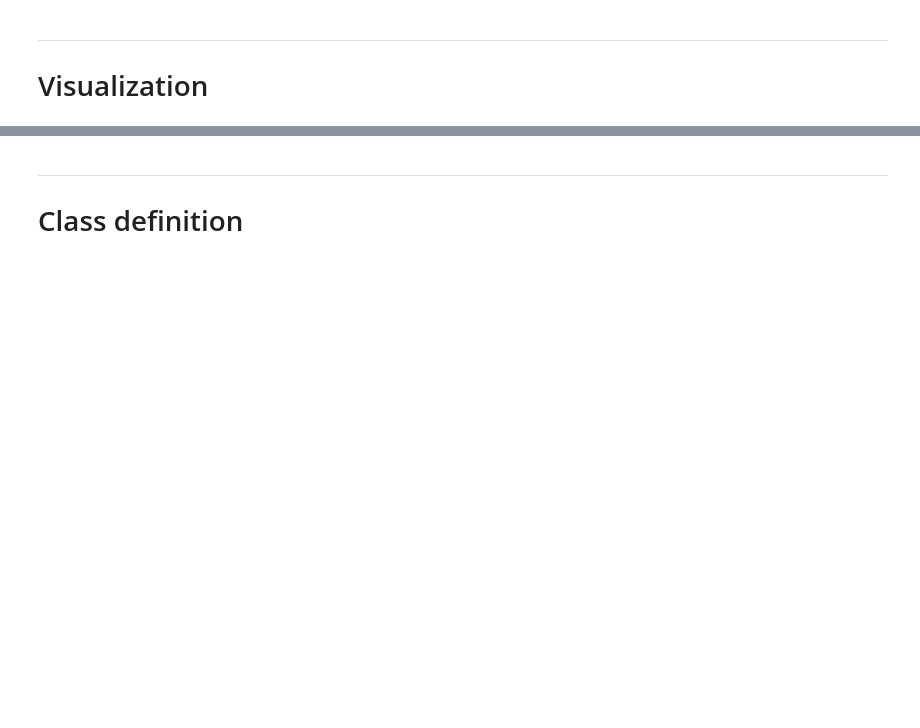
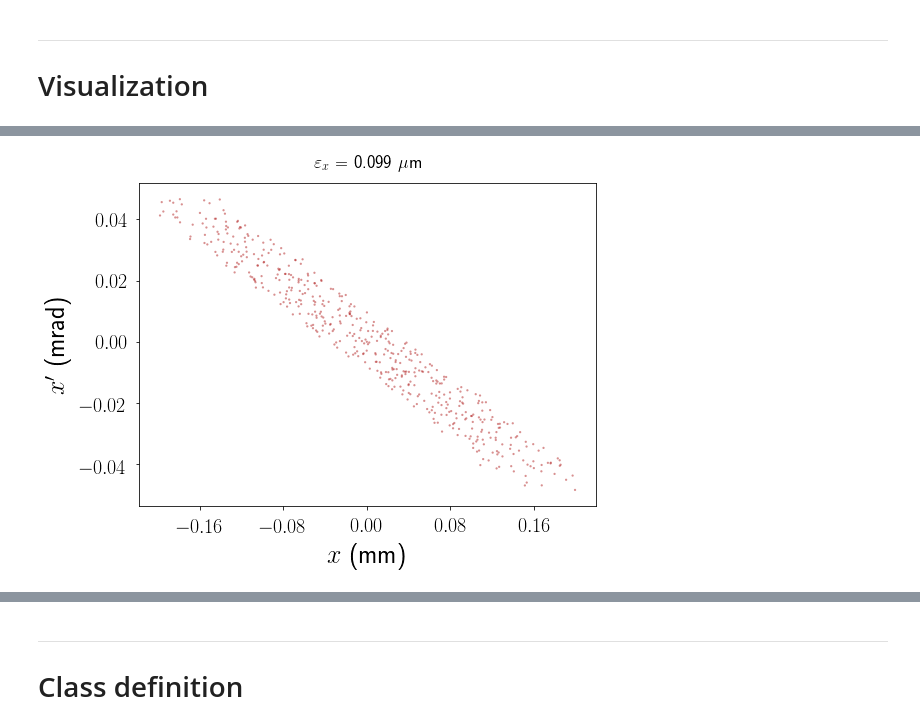
Before and after one commit to zhujun98/linacopt, a Jupyter notebook: LinacOpt Tutorial.ipynb, the cells around one changed output, grey strips where cells are left out. Saved outputs shown, nothing was run; the diff lists cells and outputs as text; code cells hidden in the pictures; blank space fills up the shorter version.

```diff
--- a/LinacOpt Tutorial.ipynb
+++ b/LinacOpt Tutorial.ipynb
@@ -214,0 +159,5 @@ Sections:
+# %%
+from beam_plots import PhaseSpacePlot
+
+p1 = PhaseSpacePlot('examples/astra_basic/injector.0600.001', 'astra')
+print p1
@@ -214,0 +185,4 @@ Sections:
+# %%
+p1.plot('x', 'xp', density_plot=False, marker_color='firebrick', marker_size=5, alpha=0.5)
+# %% [output]
+[figure, added]
```
Also changed, not shown: parts of 39 cells of this notebook.
